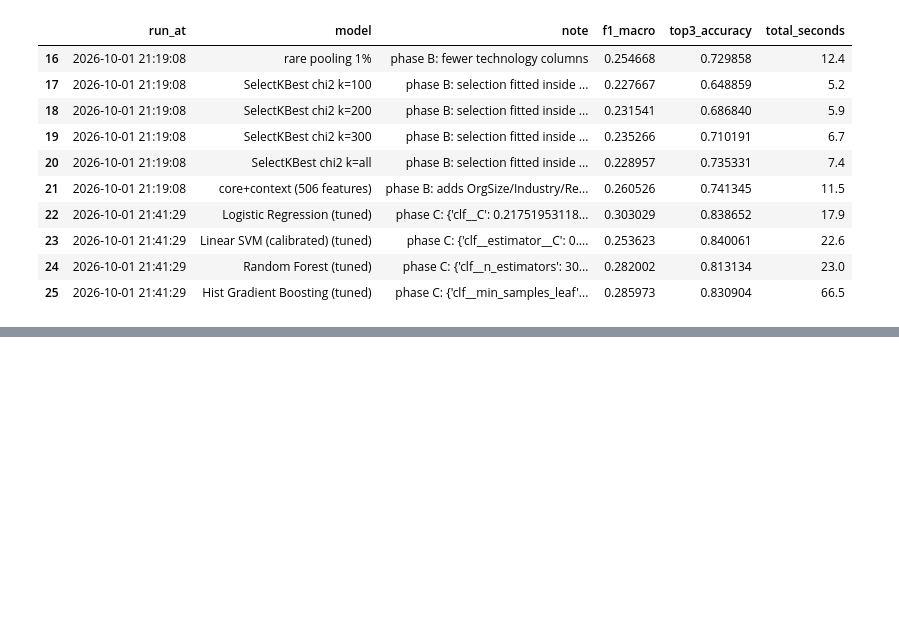
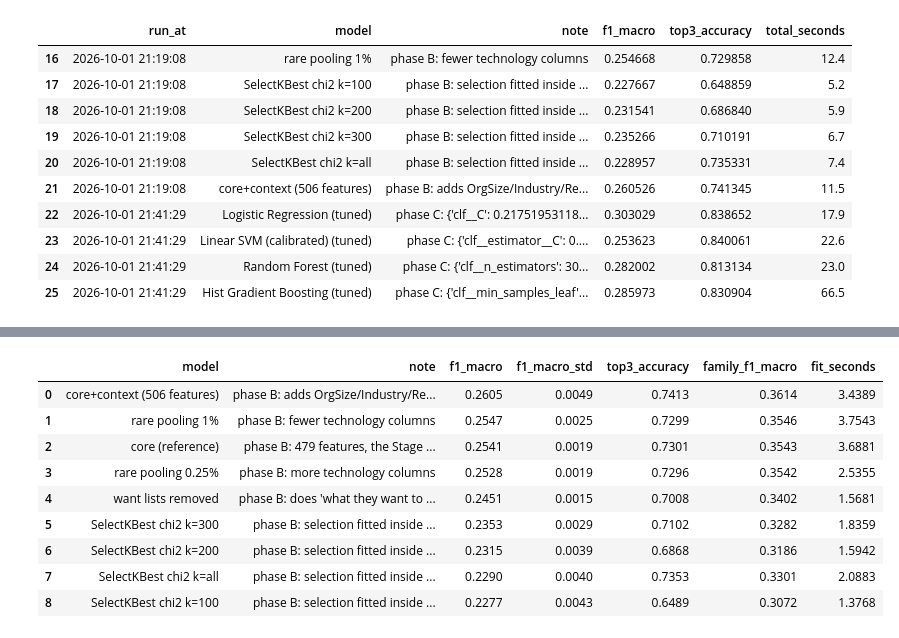
Before and after one commit to PasinduSuraweera/skillpath, a Jupyter notebook: notebooks/04_modelling_and_optimisation.ipynb, the cells around one changed output, grey strips where cells are left out. Drawn from its saved outputs; the diff is of its cells as text; code cells hidden in the pictures; blank space fills up the shorter version.

```diff
--- a/notebooks/04_modelling.ipynb
+++ b/notebooks/04_modelling_and_optimisation.ipynb
@@ -30,11 +37,29 @@ from skillpath import modelling as M
 from skillpath import targets, viz
 
 viz.setup()
-pd.set_option("display.width", 200, "display.max_columns", 50)
+pd.set_option("display.width", 220, "display.max_columns", 60)
 
+
+def read(name):
+    """Result files are written by the scripts; missing ones return None."""
+    p = C.REPORTS_DIR / name
+    return pd.read_csv(p) if p.exists() else None
+
+
+# Part 1 (Stage 6)
 comparison = pd.read_csv(C.REPORTS_DIR / "stage6_model_comparison.csv")
 per_class = pd.read_csv(C.REPORTS_DIR / "stage6_per_class_report.csv")
 report = json.loads((C.REPORTS_DIR / "stage6_report.json").read_text())
+
+# Part 2 (Stage 7)
+stage6 = comparison
+phase_a = read("stage7_a_imbalance.csv")
+phase_b = read("stage7_b_features.csv")
+phase_c = read("stage7_c_tuned.csv")
+phase_d = read("stage7_d_tuned_vs_baseline.csv")
+best_params = json.loads((C.REPORTS_DIR / "stage7_best_params.json").read_text())
+decision = json.loads((C.REPORTS_DIR / "stage7_final_selection.json").read_text())
+
 report["training_rows"], report["job_roles"], report["validation"]
 # %% [output]
 (18457, 20, 'StratifiedKFold(5, shuffle=True, random_state=42)')
@@ -346,0 +449,14 @@ log[["run_at", "model", "note", "f1_macro", "top3_accuracy", "total_seconds"]].t
+# %%
+phase_b[["model", "note", "f1_macro", "f1_macro_std", "top3_accuracy",
+         "family_f1_macro", "fit_seconds"]].round(4)
+# %% [output]
+|  | model | note | f1_macro | f1_macro_std | top3_accuracy | family_f1_macro | fit_seconds |
+| 0 | core+context (506 features) | phase B: adds OrgSize/Industry/Re... | 0.2605 | 0.0049 | 0.7413 | 0.3614 | 3.4389 |
+| 1 | rare pooling 1% | phase B: fewer technology columns | 0.2547 | 0.0025 | 0.7299 | 0.3546 | 3.7543 |
+| 2 | core (reference) | phase B: 479 features, the Stage ... | 0.2541 | 0.0019 | 0.7301 | 0.3543 | 3.6881 |
+| 3 | rare pooling 0.25% | phase B: more technology columns | 0.2528 | 0.0019 | 0.7296 | 0.3542 | 2.5355 |
+| 4 | want lists removed | phase B: does 'what they want to ... | 0.2451 | 0.0015 | 0.7008 | 0.3402 | 1.5681 |
+| 5 | SelectKBest chi2 k=300 | phase B: selection fitted inside ... | 0.2353 | 0.0029 | 0.7102 | 0.3282 | 1.8359 |
+| 6 | SelectKBest chi2 k=200 | phase B: selection fitted inside ... | 0.2315 | 0.0039 | 0.6868 | 0.3186 | 1.5942 |
+| 7 | SelectKBest chi2 k=all | phase B: selection fitted inside ... | 0.2290 | 0.0040 | 0.7353 | 0.3301 | 2.0883 |
+| 8 | SelectKBest chi2 k=100 | phase B: selection fitted inside ... | 0.2277 | 0.0043 | 0.6489 | 0.3072 | 1.3768 |
```
Also changed, not shown: parts of 21 cells of this notebook, 11 other files.
